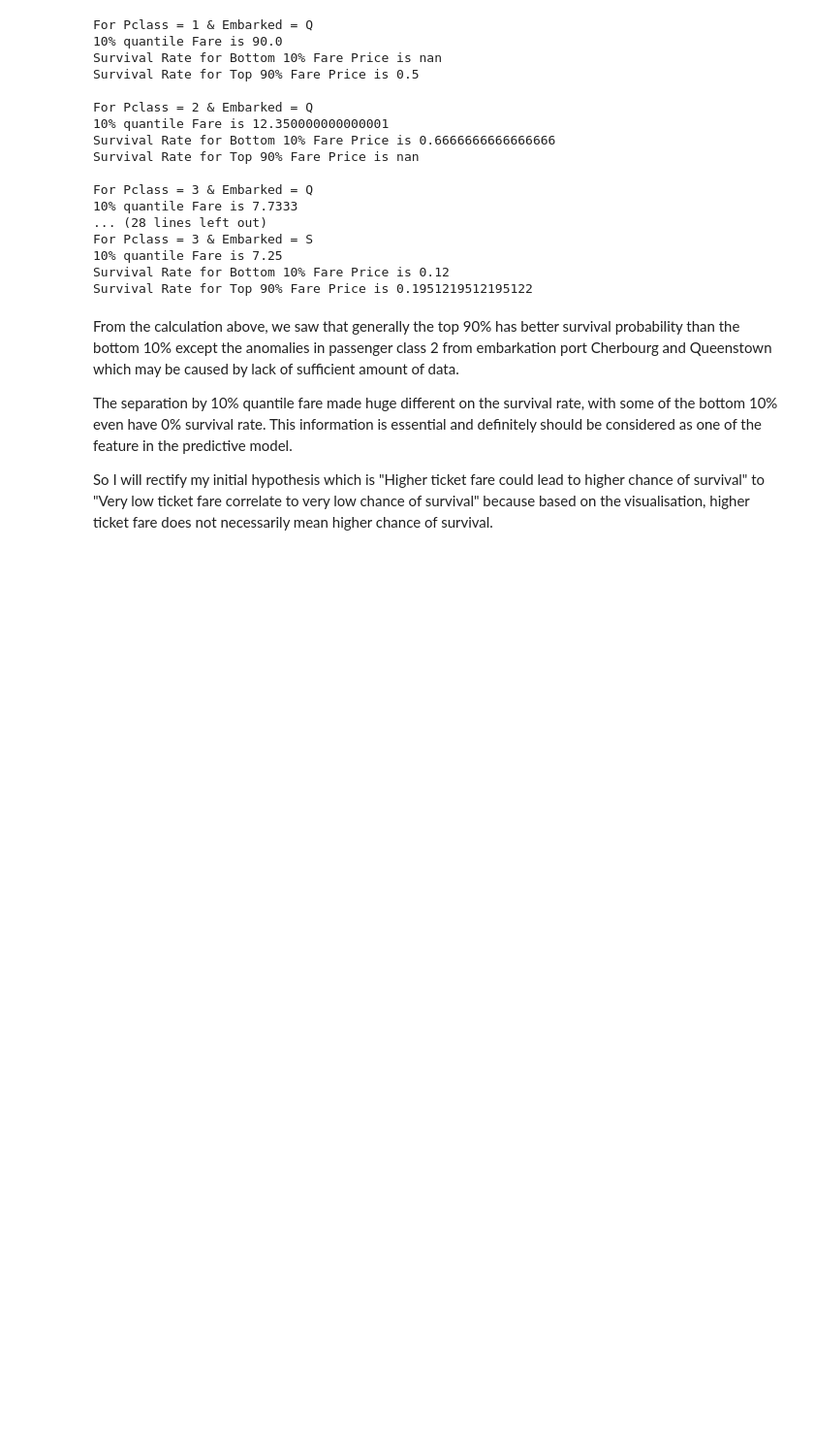
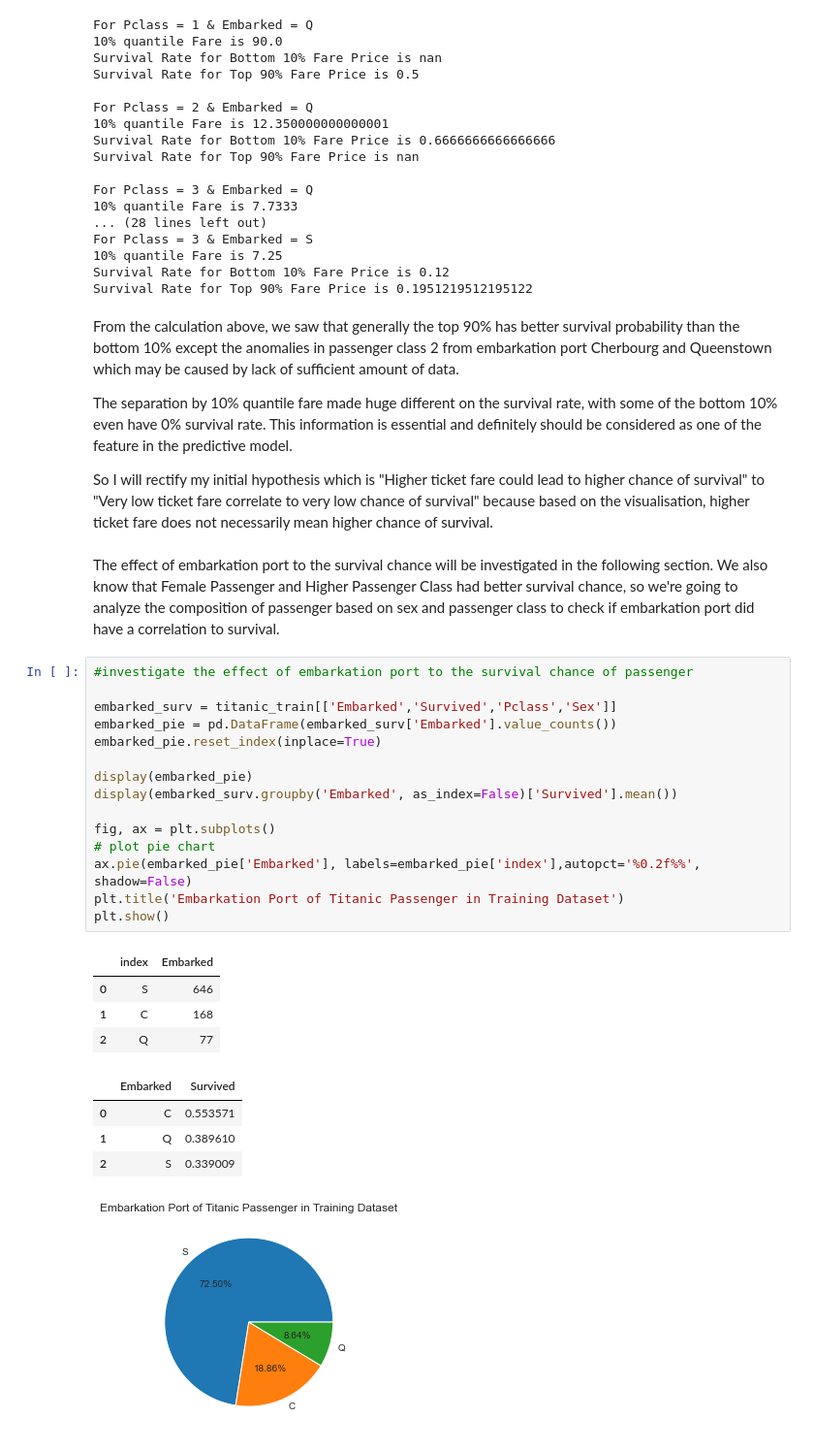
Before and after one commit to juanliong14/titanic_project, a Jupyter notebook: Titanic project.ipynb, the cells around one changed output. Shown: that part at 97% size. Drawn from its saved outputs; the diff is of its cells as text; blank space fills up the shorter version.

```diff
--- a/Titanic project.ipynb
+++ b/Titanic project.ipynb
@@ -518,3 +513,30 @@ From the calculation above, we saw that generally the top 90% has better surviva
 The separation by 10% quantile fare made huge different on the survival rate, with some of the bottom 10% even have 0% survival rate. This information is essential and definitely should be considered as one of the feature in the predictive model.
 
 So I will rectify my initial hypothesis which is "Higher ticket fare could lead to higher chance of survival" to "Very low ticket fare correlate to very low chance of survival" because based on the visualisation, higher ticket fare does not necessarily mean higher chance of survival.
+# %% [markdown]
+The effect of embarkation port to the survival chance will be investigated in the following section. We also know that Female Passenger and Higher Passenger Class had better survival chance, so we're going to analyze the composition of passenger based on sex and passenger class to check if embarkation port did have a correlation to survival.
+# %%
+#investigate the effect of embarkation port to the survival chance of passenger
+
+embarked_surv = titanic_train[['Embarked','Survived','Pclass','Sex']]
+embarked_pie = pd.DataFrame(embarked_surv['Embarked'].value_counts())
+embarked_pie.reset_index(inplace=True)
+
+display(embarked_pie)
+display(embarked_surv.groupby('Embarked', as_index=False)['Survived'].mean())
+
+fig, ax = plt.subplots()
+# plot pie chart
+ax.pie(embarked_pie['Embarked'], labels=embarked_pie['index'],autopct='%0.2f%%', shadow=False)
+plt.title('Embarkation Port of Titanic Passenger in Training Dataset')
+plt.show()
+# %% [output]
+|  | index | Embarked |
+| 0 | S | 646 |
+| 1 | C | 168 |
+| 2 | Q | 77 |
+|  | Embarked | Survived |
+| 0 | C | 0.553571 |
+| 1 | Q | 0.389610 |
+| 2 | S | 0.339009 |
+[figure, added]
```
Also changed, not shown: parts of 42 cells of this notebook.
